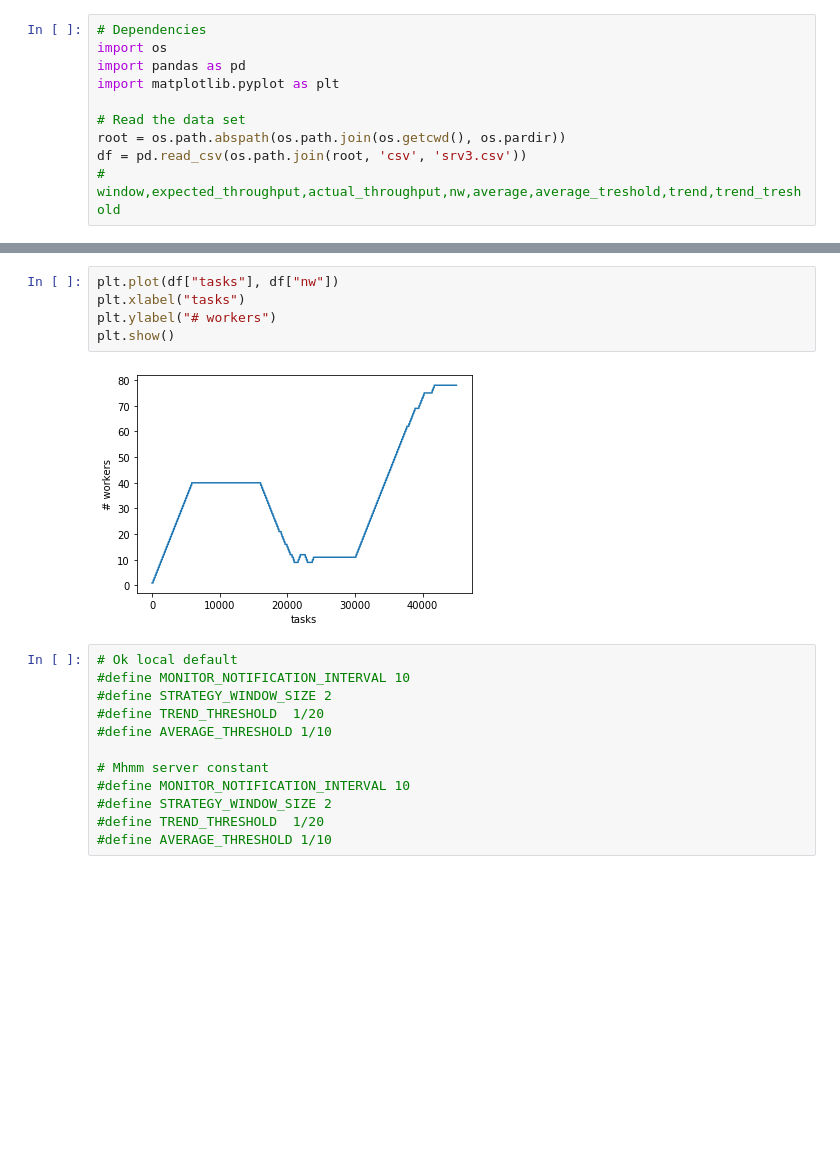
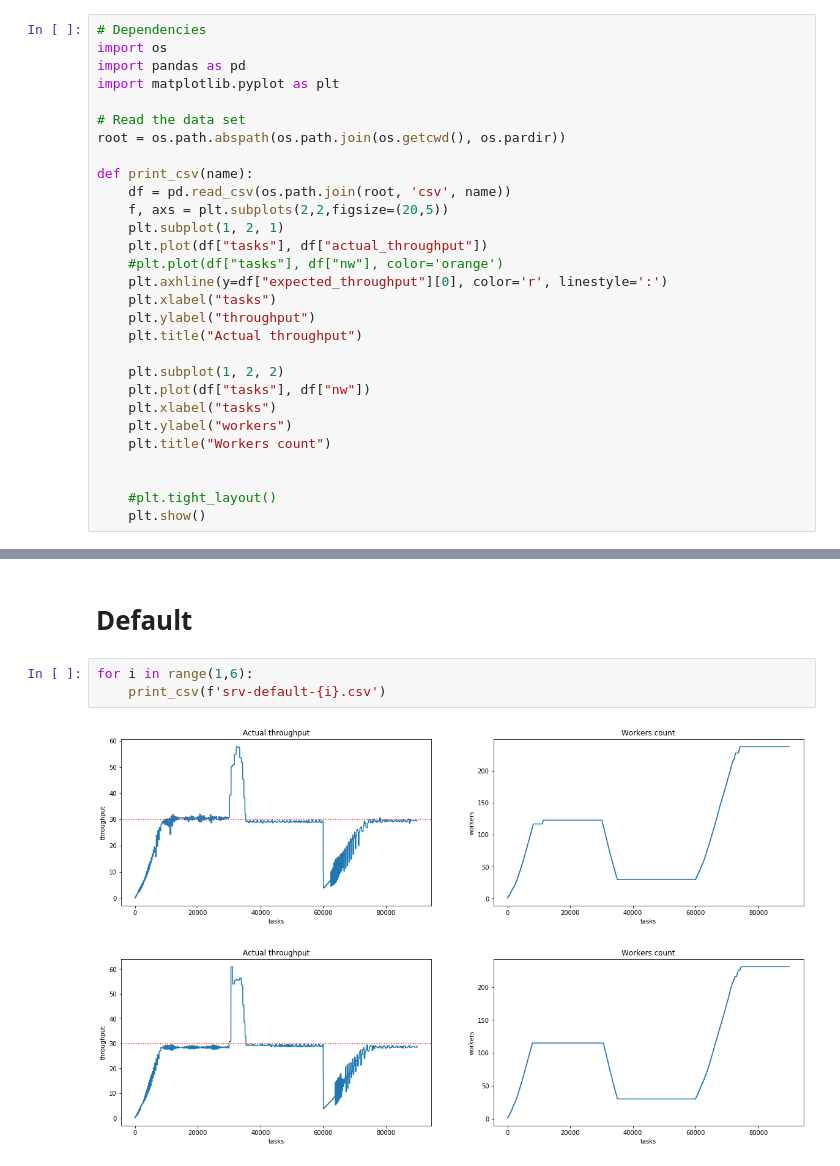
Before and after one commit to giacomodeliberali/autonomic-farm, a Jupyter notebook: autonomic-farm/notebook/Throughputs.ipynb, the cells around one changed output, grey strips where cells are left out. Saved outputs shown, nothing was run; the diff lists cells and outputs as text; blank space fills up the shorter version.

```diff
--- a/autonomic-farm/notebook/Throughputs.ipynb
+++ b/autonomic-farm/notebook/Throughputs.ipynb
@@ -6,5 +6,24 @@ import matplotlib.pyplot as plt
 
 # Read the data set
 root = os.path.abspath(os.path.join(os.getcwd(), os.pardir))
-df = pd.read_csv(os.path.join(root, 'csv', 'srv3.csv'))
-# window,expected_throughput,actual_throughput,nw,average,average_treshold,trend,trend_treshold
+
+def print_csv(name):
+    df = pd.read_csv(os.path.join(root, 'csv', name))
+    f, axs = plt.subplots(2,2,figsize=(20,5))
+    plt.subplot(1, 2, 1)
+    plt.plot(df["tasks"], df["actual_throughput"])
+    #plt.plot(df["tasks"], df["nw"], color='orange')
+    plt.axhline(y=df["expected_throughput"][0], color='r', linestyle=':')
+    plt.xlabel("tasks")
+    plt.ylabel("throughput")
+    plt.title("Actual throughput")
+
+    plt.subplot(1, 2, 2)
+    plt.plot(df["tasks"], df["nw"])
+    plt.xlabel("tasks")
+    plt.ylabel("workers")
+    plt.title("Workers count")
+
+
+    #plt.tight_layout()
+    plt.show()
@@ -21,19 +30,8 @@ plt.show()
-# %%
-plt.plot(df["tasks"], df["nw"])
-plt.xlabel("tasks")
-plt.ylabel("# workers")
-plt.show()
-# %% [output]
-[figure, removed]
-# %%
-# Ok local default
-#define MONITOR_NOTIFICATION_INTERVAL 10
-#define STRATEGY_WINDOW_SIZE 2
-#define TREND_THRESHOLD  1/20
-#define AVERAGE_THRESHOLD 1/10
-
-# Mhmm server constant
-#define MONITOR_NOTIFICATION_INTERVAL 10
-#define STRATEGY_WINDOW_SIZE 2
-#define TREND_THRESHOLD  1/20
-#define AVERAGE_THRESHOLD 1/10
+# %% [markdown]
+# Default
+# %%
+for i in range(1,6):
+    print_csv(f'srv-default-{i}.csv')
+# %% [output]
+[figure, added]
+[figure, added]
```
Also changed, not shown: parts of 10 cells of this notebook, 7 other files.
